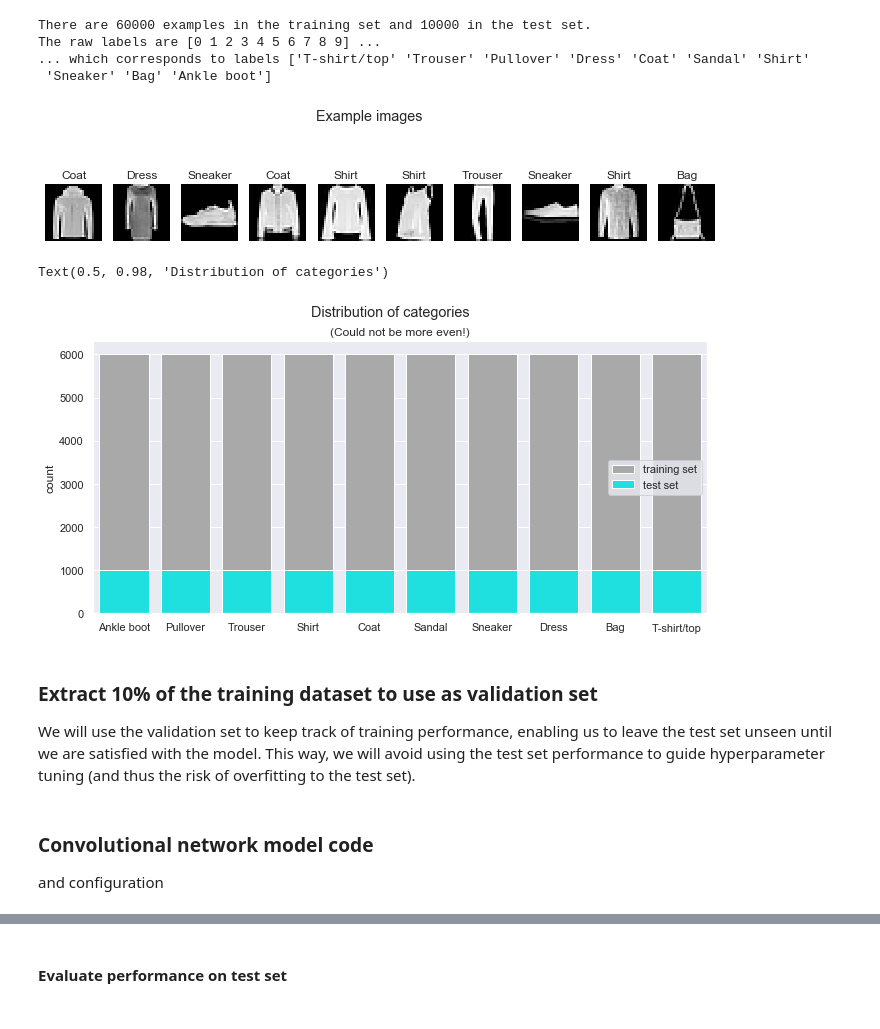
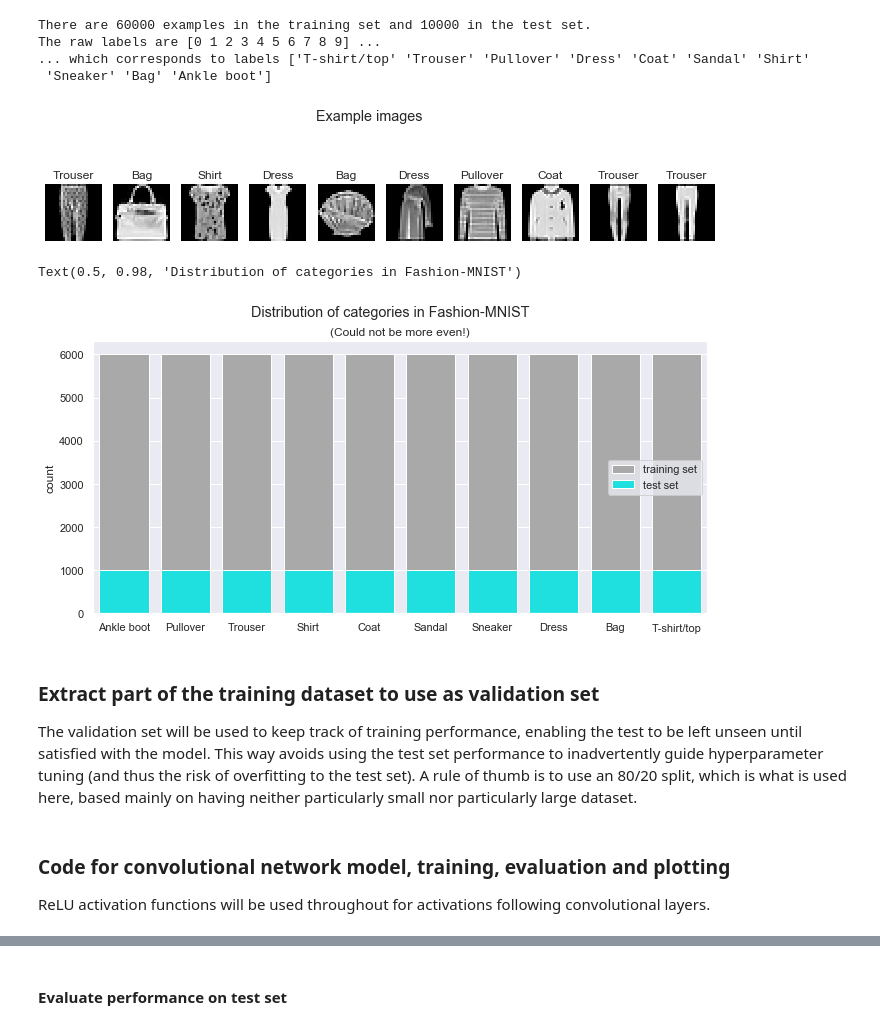
Before and after one commit to lemonad/deep-learning-ht19-lab1, a Jupyter notebook: lab1-fashion-mnist.ipynb, the cells around one changed output, grey strips where cells are left out. Saved outputs shown, nothing was run; the diff lists cells and outputs as text; code cells hidden in the pictures.

```diff
--- a/lab1-fashion-mnist.ipynb
+++ b/lab1-fashion-mnist.ipynb
@@ -81,29 +90,28 @@ The raw labels are [0 1 2 3 4 5 6 7 8 9] ...
 # %%
 # Plot some example images.
 fig = plt.figure(figsize=(12, 3))
 indices = np.random.randint(0, len(train_labels), 10)
 for i, index in enumerate(indices):
     plt.subplot(1, 10, i + 1)
     plt.imshow(train_images[index], cmap="gray"), plt.axis("off")
     plt.title(labels[train_labels[index]])
 fig.suptitle("Example images")
 plt.show()
 
 # Plot the distribution of categories.
 fig = plt.figure(figsize=(11, 5))
 sns.countplot(labels[train_labels[:]], color="darkgrey", label="training set");
-plt.title("Very evenly distributed categories");
 sns.countplot(labels[test_labels[:]], color="cyan", label="test set");
 plt.title("(Could not be more even!)");
 plt.legend(loc="center right");
-fig.suptitle("Distribution of categories")
+fig.suptitle("Distribution of categories in Fashion-MNIST")
 # %% [output]
-[figure, old version]
+[figure, new version]
-Text(0.5, 0.98, 'Distribution of categories')
+Text(0.5, 0.98, 'Distribution of categories in Fashion-MNIST')
-[figure, old version]
+[figure, new version]
 # %% [markdown]
-### Extract 10% of the training dataset to use as validation set
-We will use the validation set to keep track of training performance, enabling us to leave the test set unseen until we are satisfied with the model. This way, we will avoid using the test set performance to guide hyperparameter tuning (and thus the risk of overfitting to the test set).
+### Extract part of the training dataset to use as validation set
+The validation set will be used to keep track of training performance, enabling the test to be left unseen until satisfied with the model. This way avoids using the test set performance to inadvertently guide hyperparameter tuning (and thus the risk of overfitting to the test set). A rule of thumb is to use an 80/20 split, which is what is used here, based mainly on having neither particularly small nor particularly large dataset.
 # %%
 # Reshape from (60000, 28, 28) to (60000, 28, 28, 1), i.e. channels last format.
 train_images = train_images.reshape((train_images.shape[0], 28, 28, 1))
@@ -122,3 +129,0 @@ train_labels = train_labels[:-6000]
-# %% [markdown]
-### Convolutional network model code
-and configuration
@@ -207,0 +130,3 @@ class Config:
+# %% [markdown]
+### Code for convolutional network model, training, evaluation and plotting
+ReLU activation functions will be used throughout for activations following convolutional layers.
```
Also changed, not shown: parts of 42 cells of this notebook, 2 other files.
